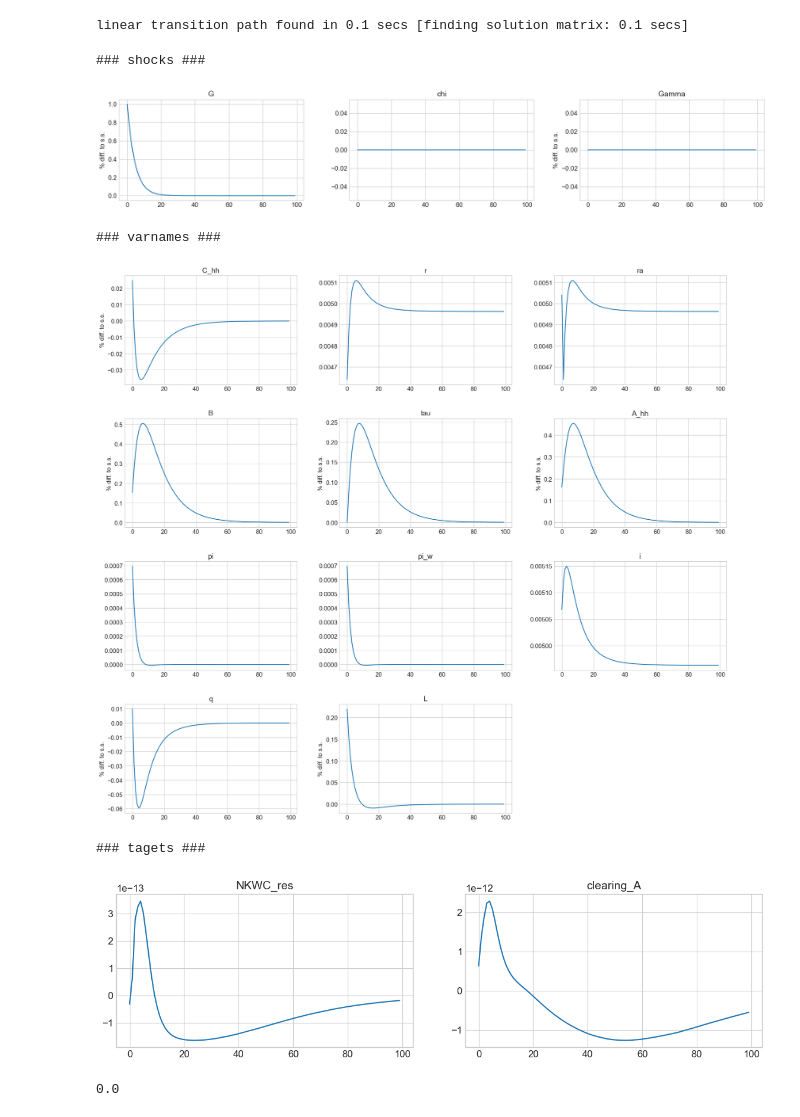
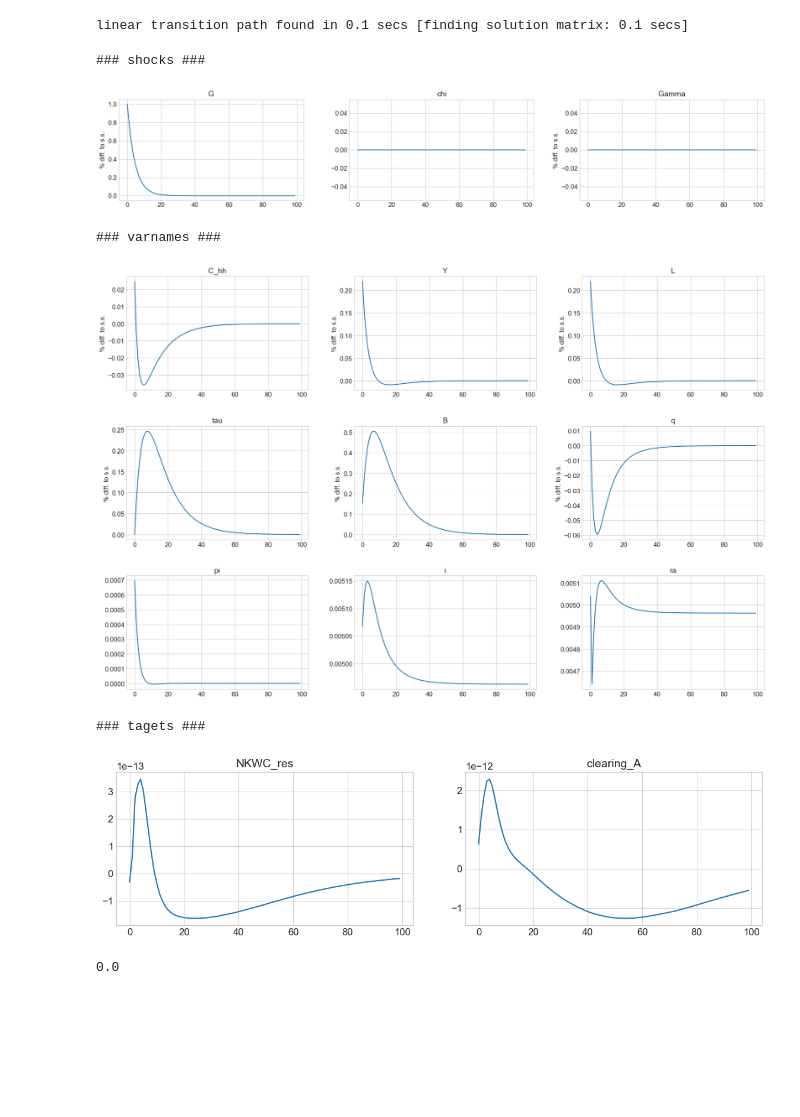
Before and after one commit to AskerNC/AdvMacroHet, a Jupyter notebook: Assignments/Handin/A2_HANK/HANK.ipynb, the cells around one changed output. Saved outputs shown, nothing was run; the diff lists cells and outputs as text; code cells hidden in the pictures; blank space fills up the shorter version.

```diff
--- a/Assignments/Handin/A2_HANK/HANK.ipynb
+++ b/Assignments/Handin/A2_HANK/HANK.ipynb
@@ -305,15 +305,17 @@ model.find_IRFs(do_print=True)
 # %% [output]
 linear transition path found in 0.1 secs [finding solution matrix: 0.1 secs]
 # %%
-paths = ['C_hh','r','ra','B','tau','A_hh','pi','pi_w','i','q','L']
+paths = ['C_hh','r','ra','B','tau','pi','i','q','L']
+
+paths = ['C_hh','Y','L','tau','B','q','pi','i','ra']
 #paths =['Y','A_hh','B','i','r','pi','q','C_hh','tau']
 lvl_value = ['r','pi','pi_w','i','NKWC_res','clearing_A','chi','ra']
 model.show_IRFs(paths,lvl_value=lvl_value,T_max=100,ncols=3)
 # %% [output]
 ### shocks ###
 [figure]
 ### varnames ###
-[figure, old version]
+[figure, new version]
 ### tagets ###
 [figure]
 # %%
```
Also changed, not shown: parts of 15 cells of this notebook, 4 other files.
